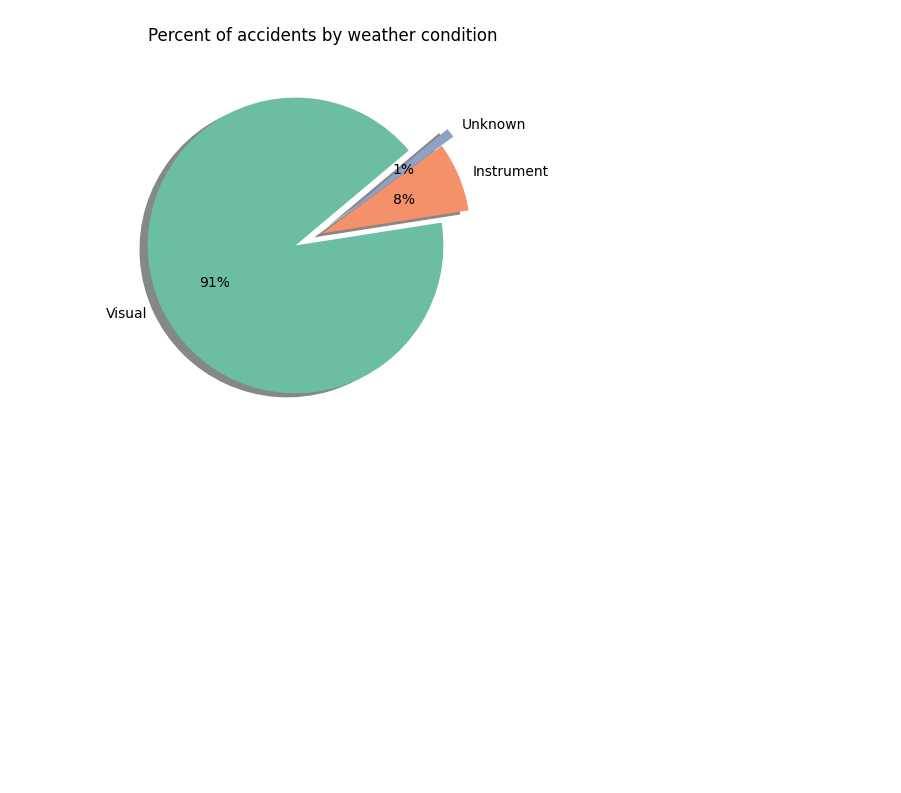
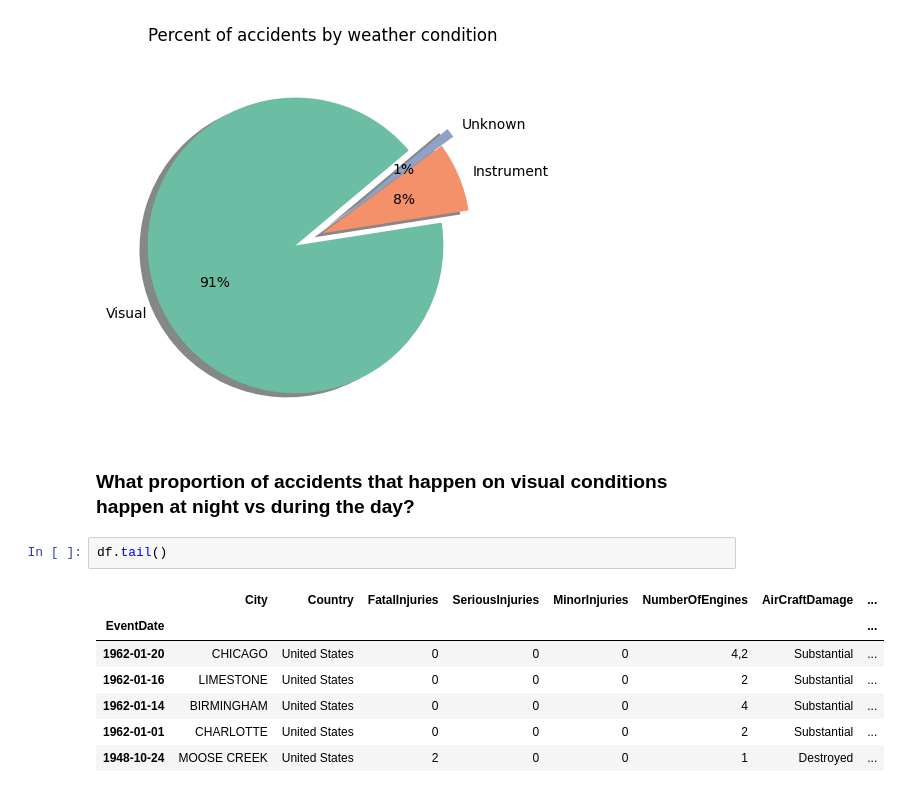
Before and after one commit to deniselouzada/air-accident-reports, a Jupyter notebook: ntsb-accidents2.ipynb, the cells around one changed output. Drawn from its saved outputs; the diff is of its cells as text; blank space fills up the shorter version.

```diff
--- a/ntsb-accidents2.ipynb
+++ b/ntsb-accidents2.ipynb
@@ -744,3 +751,15 @@ ax.set_title('Percent of accidents by weather condition')
 plt.show()
 # %% [output]
 [figure]
+# %% [markdown]
+### What proportion of accidents that happen on visual conditions happen at night vs during the day?
+# %%
+df.tail()
+# %% [output]
+|  | City | Country | FatalInjuries | SeriousInjuries | MinorInjuries | NumberOfEngines | AirCraftDamage | ... |
+| EventDate |  |  |  |  |  |  |  | ... |
+| 1962-01-20 | CHICAGO | United States | 0 | 0 | 0 | 4,2 | Substantial | ... |
+| 1962-01-16 | LIMESTONE | United States | 0 | 0 | 0 | 2 | Substantial | ... |
+| 1962-01-14 | BIRMINGHAM | United States | 0 | 0 | 0 | 4 | Substantial | ... |
+| 1962-01-01 | CHARLOTTE | United States | 0 | 0 | 0 | 2 | Substantial | ... |
+| 1948-10-24 | MOOSE CREEK | United States | 2 | 0 | 0 | 1 | Destroyed | ... |
```
Also changed, not shown: parts of 13 cells of this notebook.
